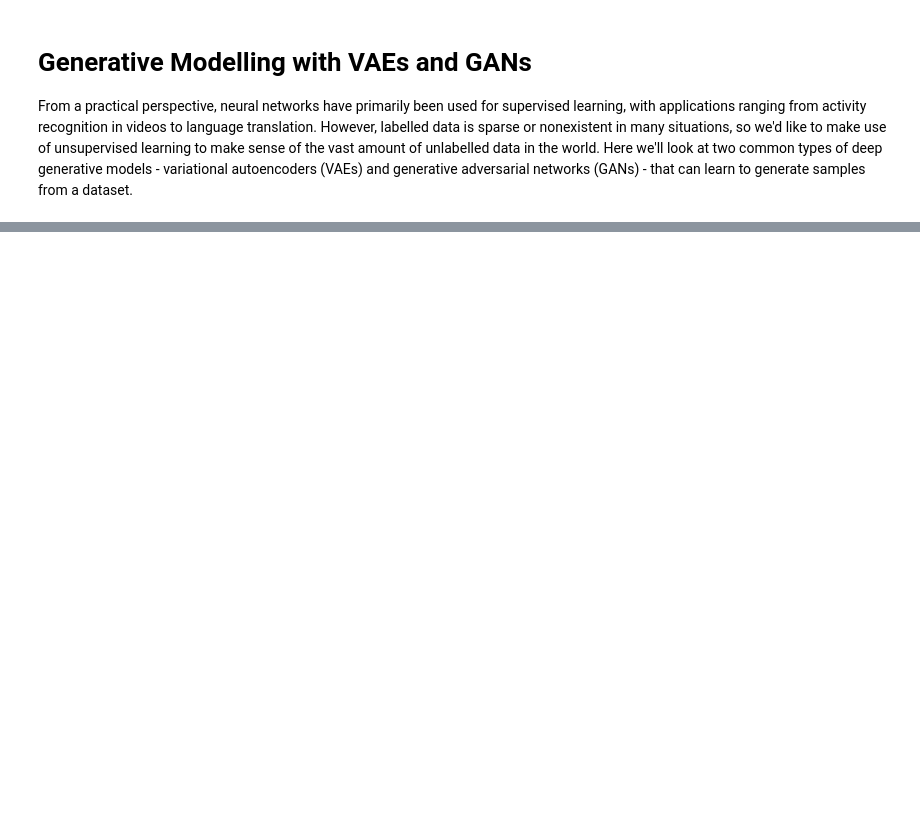
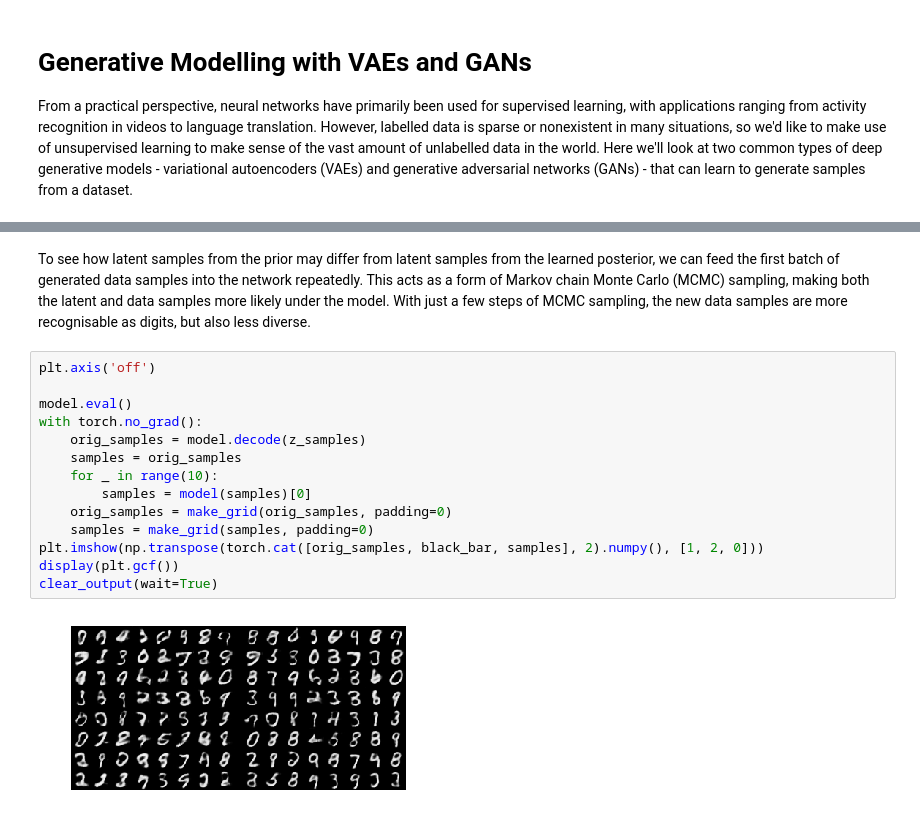
Before and after one commit to pukkapies/dl-imperial-maths, a Jupyter notebook: pytorch-tutorial/4. Generative Modelling with VAEs and GANs.ipynb, the cells around one changed output, grey strips where cells are left out. Cells and saved outputs as stored; diff of their text form; blank space fills up the shorter version.

```diff
--- a/pytorch-tutorial/4. Generative Modelling with VAEs and GANs.ipynb
+++ b/pytorch-tutorial/4. Generative Modelling with VAEs and GANs.ipynb
@@ -100,0 +131,18 @@ RuntimeError: Expected 4-dimensional input for 4-dimensional weight [8, 1, 5, 5]
+# %% [markdown]
+To see how latent samples from the prior may differ from latent samples from the learned posterior, we can feed the first batch of generated data samples into the network repeatedly. This acts as a form of Markov chain Monte Carlo (MCMC) sampling, making both the latent and data samples more likely under the model. With just a few steps of MCMC sampling, the new data samples are more recognisable as digits, but also less diverse.
+# %%
+plt.axis('off')
+
+model.eval()
+with torch.no_grad():
+    orig_samples = model.decode(z_samples)
+    samples = orig_samples
+    for _ in range(10):
+        samples = model(samples)[0]
+    orig_samples = make_grid(orig_samples, padding=0)
+    samples = make_grid(samples, padding=0)
+plt.imshow(np.transpose(torch.cat([orig_samples, black_bar, samples], 2).numpy(), [1, 2, 0]))
+display(plt.gcf())
+clear_output(wait=True)
+# %% [output]
+[figure, added]
```
Also changed, not shown: parts of 12 cells of this notebook, 1 other file.
